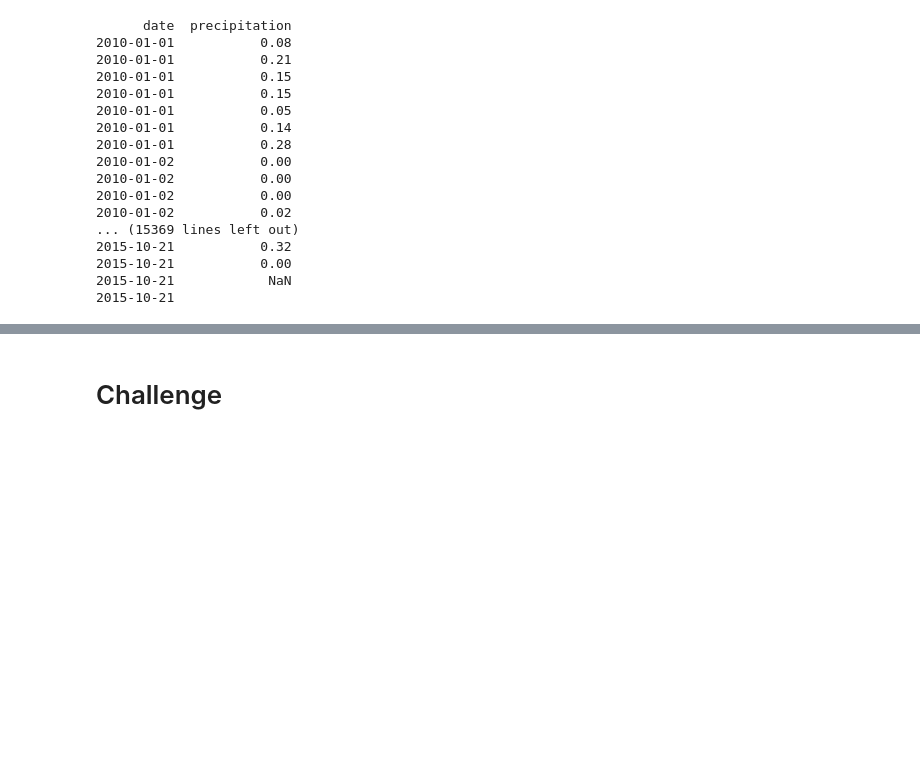
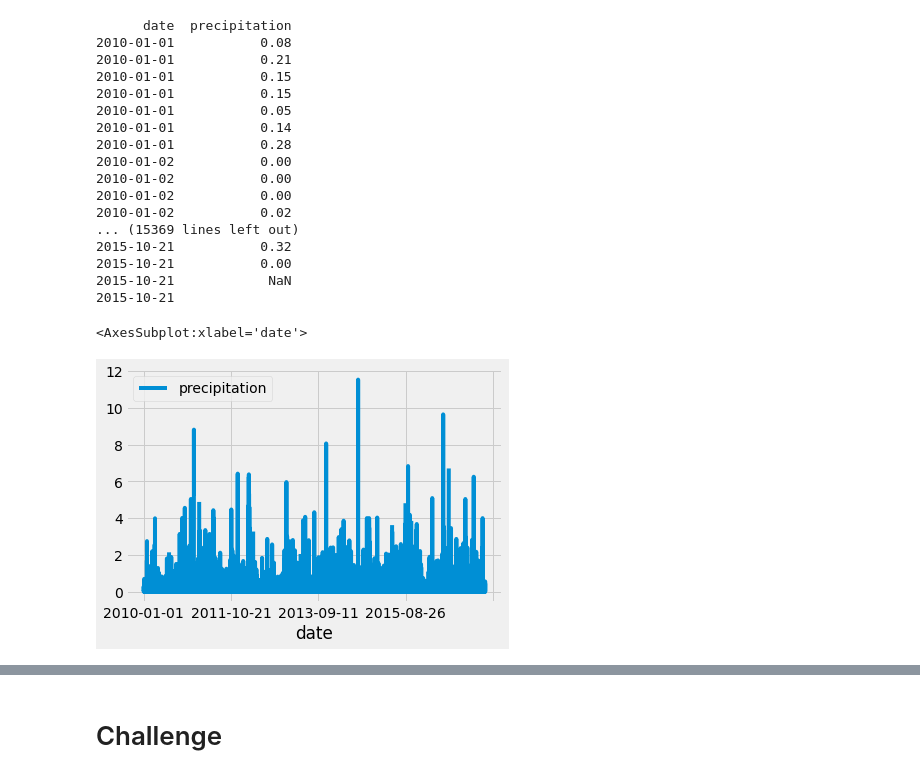
Before and after one commit to wesa112004/Surfs_Up, a Jupyter notebook: climate_analysis.ipynb, the cells around one changed output, grey strips where cells are left out. Drawn from its saved outputs; the diff is of its cells as text; code cells hidden in the pictures; blank space fills up the shorter version.

```diff
--- a/climate_analysis.ipynb
+++ b/climate_analysis.ipynb
@@ -145,5 +145,9 @@ print(df.to_string(index=False))
 2015-10-21
 # %%
 # Use Pandas Plotting with Matplotlib to plot the data
+df.plot()
+# %% [output]
+<AxesSubplot:xlabel='date'>
+[figure, added]
 # %%
 # Use Pandas to calcualte the summary statistics for the precipitation data
```
Also changed, not shown: parts of 7 cells of this notebook.
